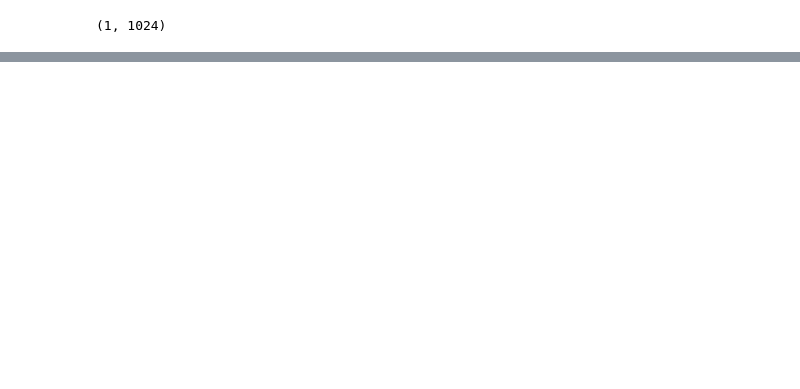
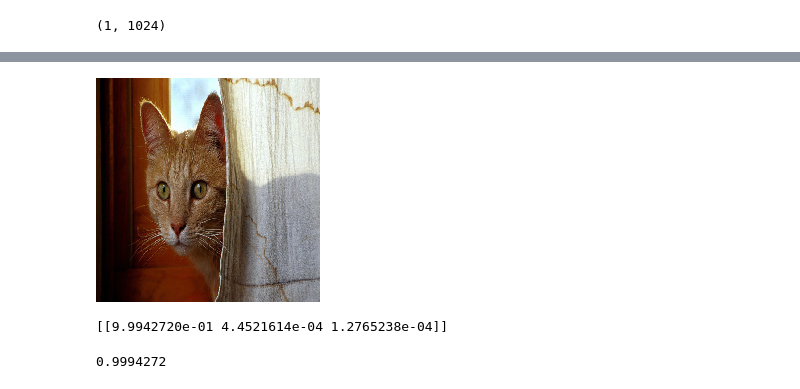
Before and after one commit to pystarter014/Image-Recongition, a Jupyter notebook: TensorFlow Keras - Image Recognition.ipynb, the cells around one changed output, grey strips where cells are left out. Cells and saved outputs as stored; diff of their text form; code cells hidden in the pictures; blank space fills up the shorter version.

```diff
--- a/TensorFlow Keras - Image Recognition.ipynb
+++ b/TensorFlow Keras - Image Recognition.ipynb
@@ -204,0 +210,17 @@ plt.show()
+# %%
+# elon_with_disguise = load_image('elon_with_disguise.png')
+# elon_without_disguise = load_image('elon_no_disguise.jpg')
+
+import random
+
+random_cat = random.choice(os.listdir('images/cat/'))
+cat_path = os.path.join('images/cat',random_cat)
+cat = load_image(cat_path)
+
+random_dog = random.choice(os.listdir('images/dog/'))
+dog_path = os.path.join('images/dog',random_dog)
+dog = load_image(dog_path)
+# %%
+tf.keras.preprocessing.image.load_img(cat_path, target_size=(224,224))
+# %% [output]
+[figure, added]
@@ -204,0 +229,8 @@ plt.show()
+# %%
+print(predicted_result)
+# %% [output]
+[[9.9942720e-01 4.4521614e-04 1.2765238e-04]]
+# %%
+print(np.amax(predicted_result))
+# %% [output]
+0.9994272
```
Also changed, not shown: parts of 9 cells of this notebook.
